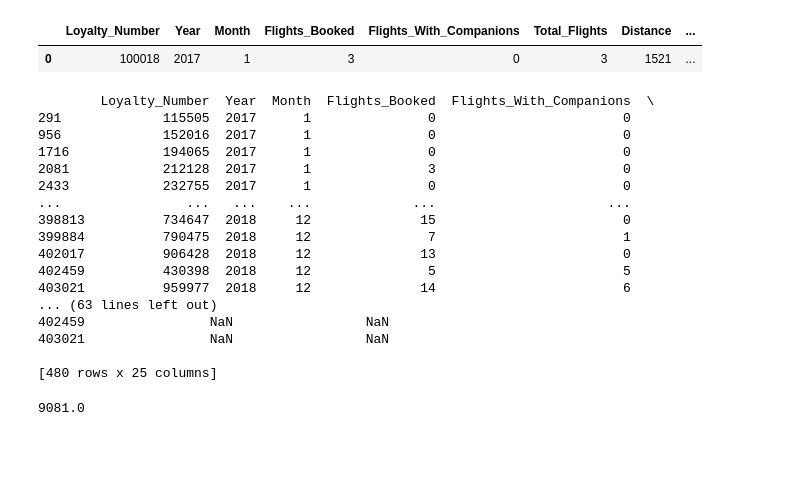
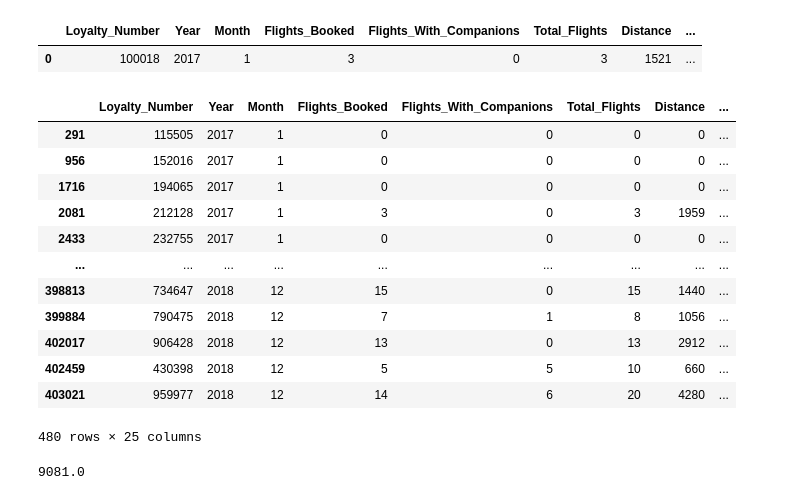
Before and after one commit to Adalab/bda-modulo-3-evaluacion-final-realtoder, a Jupyter notebook: Reyes_Altozano_Evaluación3.ipynb, the cells around one changed output. Saved outputs shown, nothing was run; the diff lists cells and outputs as text; code cells hidden in the pictures; blank space fills up the shorter version.

```diff
--- a/Reyes_Altozano_Evaluación3.ipynb
+++ b/Reyes_Altozano_Evaluación3.ipynb
@@ -361,27 +391,22 @@ df_final.head(1)
 # %%
-# Haciendo exploraciones aleatorias advertimos que algunos valores de la columna 'Salary' están en negativo. Tras una comprobación, vemos
-# que salen 480 registros con salario negativo.
+# Haciendo exploraciones aleatorias advertimos que algunos valores de la columna 'Salary' son negativos. Tras una comprobación, contabilizamos 480 registros negativos.
 
 negative_values = df_final[df_final['Salary'] < 0]
-print(negative_values)
+negative_values
 # %% [output]
+|  | Loyalty_Number | Year | Month | Flights_Booked | Flights_With_Companions | Total_Flights | Distance | ... |
+| 291 | 115505 | 2017 | 1 | 0 | 0 | 0 | 0 | ... |
+| 956 | 152016 | 2017 | 1 | 0 | 0 | 0 | 0 | ... |
+| 1716 | 194065 | 2017 | 1 | 0 | 0 | 0 | 0 | ... |
+| 2081 | 212128 | 2017 | 1 | 3 | 0 | 3 | 1959 | ... |
+| 2433 | 232755 | 2017 | 1 | 0 | 0 | 0 | 0 | ... |
+| ... | ... | ... | ... | ... | ... | ... | ... | ... |
+| 398813 | 734647 | 2018 | 12 | 15 | 0 | 15 | 1440 | ... |
+| 399884 | 790475 | 2018 | 12 | 7 | 1 | 8 | 1056 | ... |
+| 402017 | 906428 | 2018 | 12 | 13 | 0 | 13 | 2912 | ... |
+| 402459 | 430398 | 2018 | 12 | 5 | 5 | 10 | 660 | ... |
+| 403021 | 959977 | 2018 | 12 | 14 | 6 | 20 | 4280 | ... |
-        Loyalty_Number  Year  Month  Flights_Booked  Flights_With_Companions  \
-291             115505  2017      1               0                        0
-956             152016  2017      1               0                        0
-1716            194065  2017      1               0                        0
-2081            212128  2017      1               3                        0
-2433            232755  2017      1               0                        0
-...                ...   ...    ...             ...                      ...
-398813          734647  2018     12              15                        0
-399884          790475  2018     12               7                        1
-402017          906428  2018     12              13                        0
-402459          430398  2018     12               5                        5
-403021          959977  2018     12              14                        6
-... (63 lines left out)
-402459                NaN                 NaN
-403021                NaN                 NaN
-
-[480 rows x 25 columns]
+480 rows × 25 columns
 # %%
 # Cambiamos los salarios a positivo
 df_final['Salary'] = df_final['Salary'].abs()
```
Also changed, not shown: parts of 36 cells of this notebook, 2 other files.
